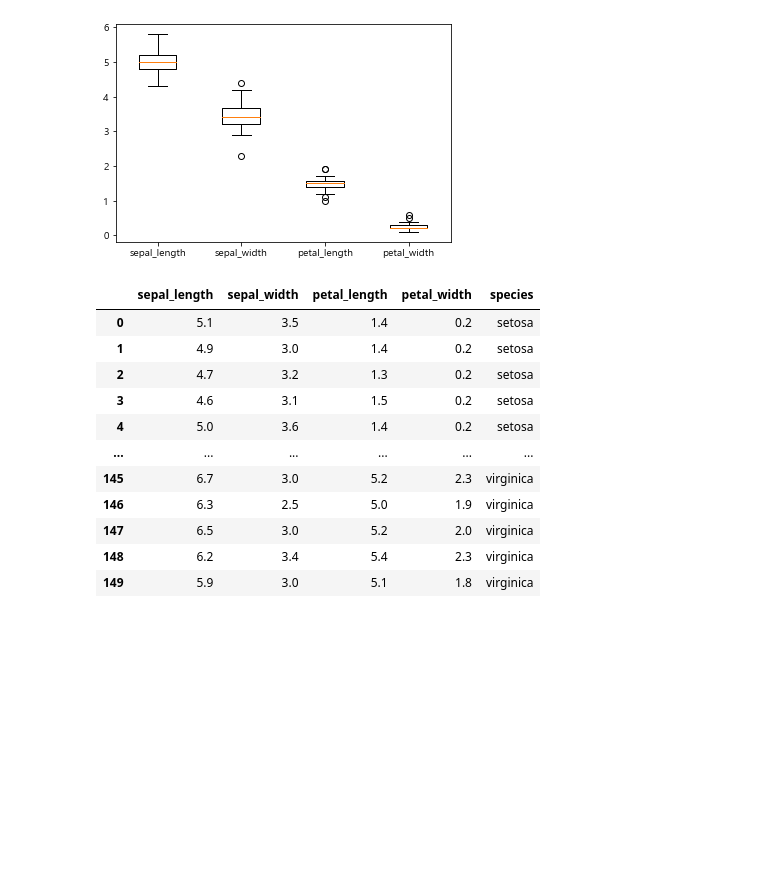
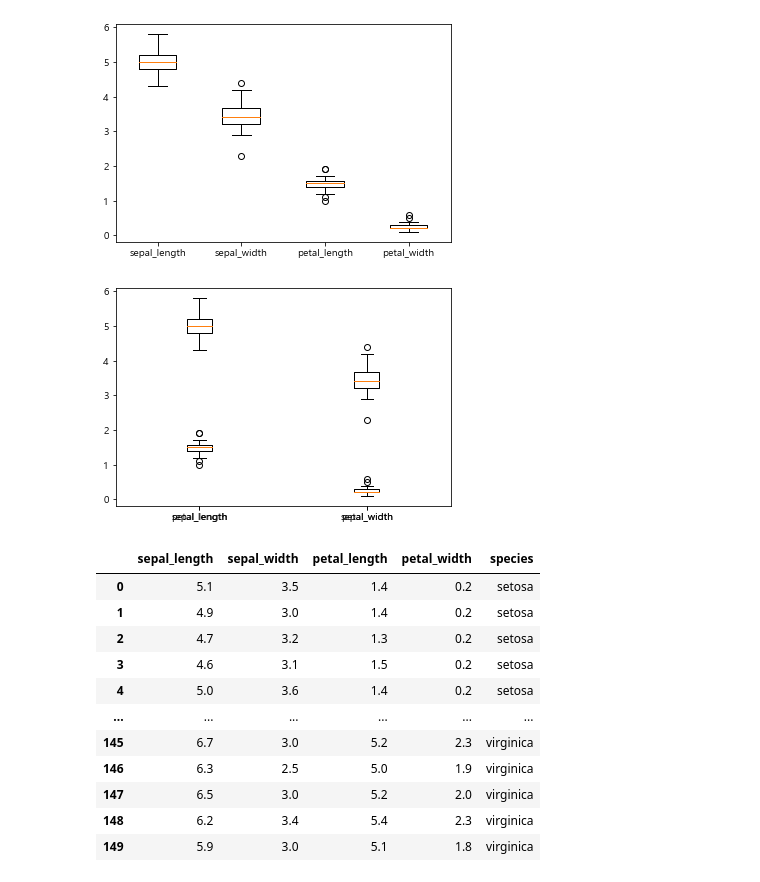
Before and after one commit to EGEG1212/Data-Analysis-2020, a Jupyter notebook: 04.Visual/02.matplotlib.ipynb, the cells around one changed output. Cells and saved outputs as stored; diff of their text form; code cells hidden in the pictures; blank space fills up the shorter version.

```diff
--- a/04.Visual/02.matplotlib.ipynb
+++ b/04.Visual/02.matplotlib.ipynb
@@ -757,6 +757,17 @@ plt.boxplot([x,y,x1,y1],labels=['sepal_length','sepal_width','petal_length','pet
 plt.show()
 # %% [output]
 [figure]
+# %%
+iris = sns.load_dataset('iris')
+x =iris[iris.species == 'setosa'].sepal_length
+y =iris[iris.species == 'setosa'].sepal_width
+x1 =iris[iris.species == 'setosa'].petal_length
+y1 =iris[iris.species == 'setosa'].petal_width
+plt.boxplot([x,y],labels=['sepal_length','sepal_width']) # 아.. hist처럼 두개로 나누면 위아래로 겹치는구나.. 망 ㅋㅋ
+plt.boxplot([x1,y1],labels=['petal_length','petal_width'])
+plt.show()
+# %% [output]
+[figure, added]
 # %%
 iris
 # %% [output]
```
Also changed, not shown: parts of 15 cells of this notebook, 1 other file.
